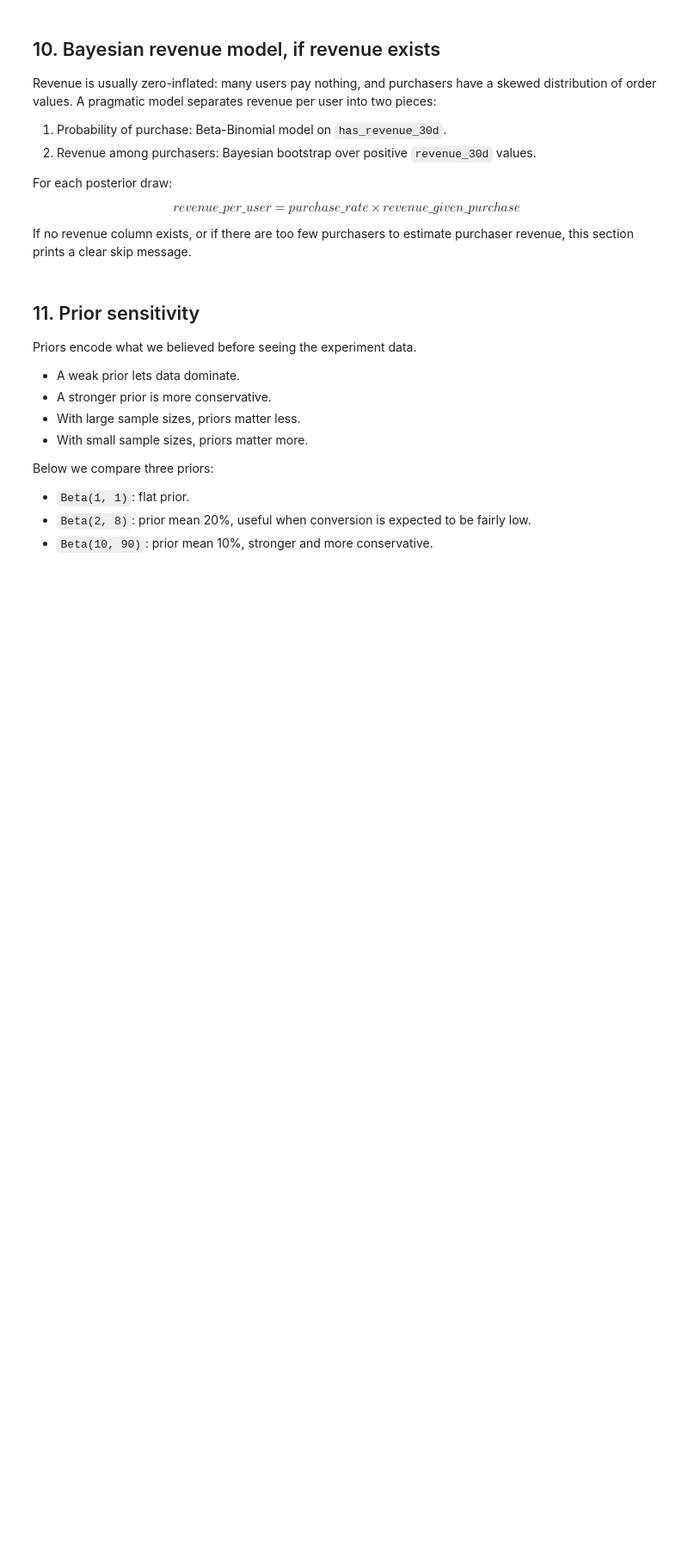
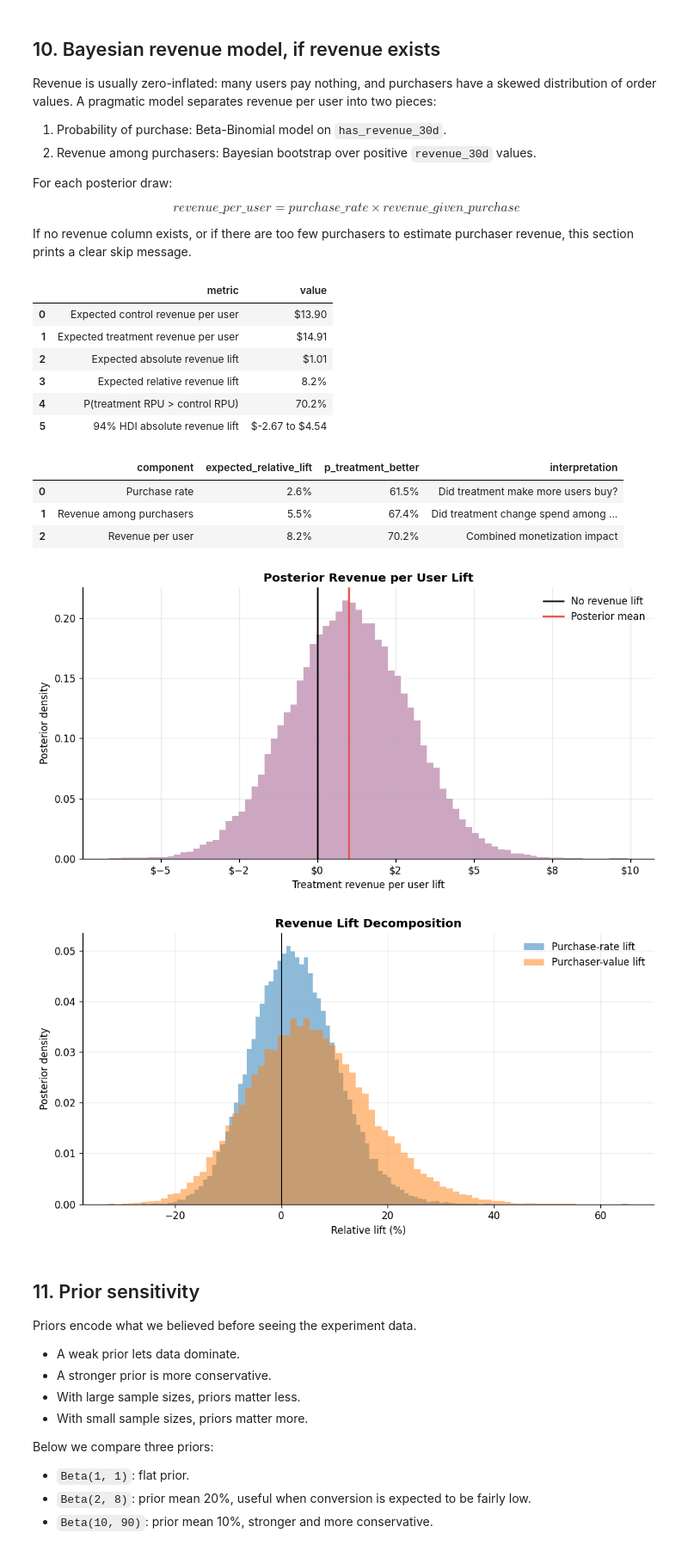
Before and after one commit to violaciao/data-bedrock, a Jupyter notebook: 05_measurement/bayesian_ab_testing_subscription_illustration.ipynb, the cells around one changed output. Shown at 86% size. Cells and saved outputs as stored; diff of their text form; code cells hidden in the pictures; blank space fills up the shorter version.

```diff
--- a/05_measurement/bayesian_ab_testing_subscription_illustration.ipynb
+++ b/05_measurement/bayesian_ab_testing_subscription_illustration.ipynb
@@ -831,39 +1043,102 @@ else:
         revenue_lift = treatment_revenue_per_user - control_revenue_per_user
         revenue_relative_lift = treatment_revenue_per_user / np.maximum(control_revenue_per_user, 1e-12) - 1
 
+        purchase_rate_relative_lift = purchase_samples["relative_lift"]
+        purchaser_value_relative_lift = (
+            treatment_revenue_given_purchase / np.maximum(control_revenue_given_purchase, 1e-12) - 1
+        )
+
         revenue_summary = pd.DataFrame(
             {
                 "metric": [
                     "Expected control revenue per user",
                     "Expected treatment revenue per user",
                     "Expected absolute revenue lift",
                     "Expected relative revenue lift",
                     "P(treatment RPU > control RPU)",
                     "94% HDI absolute revenue lift",
                 ],
                 "value": [
                     money(np.mean(control_revenue_per_user)),
                     money(np.mean(treatment_revenue_per_user)),
                     money(np.mean(revenue_lift)),
                     pct(np.mean(revenue_relative_lift)),
                     pct(np.mean(treatment_revenue_per_user > control_revenue_per_user)),
                     f"{money(hdi_interval(revenue_lift, CREDIBLE_MASS)[0])} to {money(hdi_interval(revenue_lift, CREDIBLE_MASS)[1])}",
                 ],
             }
         )
         display(revenue_summary)
 
+        component_summary = pd.DataFrame(
+            {
+                "component": [
+                    "Purchase rate",
+                    "Revenue among purchasers",
+                    "Revenue per user",
+                ],
+                "expected_relative_lift": [
+                    np.mean(purchase_rate_relative_lift),
+                    np.mean(purchaser_value_relative_lift),
+                    np.mean(revenue_relative_lift),
+                ],
+                "p_treatment_better": [
+                    np.mean(purchase_samples["treatment"] > purchase_samples["control"]),
+                    np.mean(treatment_revenue_given_purchase > control_revenue_given_purchase),
+                    np.mean(treatment_revenue_per_user > control_revenue_per_user),
+                ],
+                "interpretation": [
+                    "Did treatment make more users buy?",
+                    "Did treatment change spend among buyers?",
+                    "Combined monetization impact",
+                ],
+            }
+        )
+        display(
+            component_summary.style.format(
+                {
+                    "expected_relative_lift": "{:.1%}",
+                    "p_treatment_better": "{:.1%}",
+                }
+            )
+        )
+
         fig, ax = plt.subplots()
         ax.hist(revenue_lift, bins=80, density=True, color="#B279A2", alpha=0.65)
         ax.axvline(0, color="black", linewidth=1.5, label="No revenue lift")
         ax.axvline(np.mean(revenue_lift), color="#E45756", linewidth=2, label="Posterior mean")
         ax.set_title("Posterior Revenue per User Lift")
         ax.set_xlabel("Treatment revenue per user lift")
         ax.set_ylabel("Posterior density")
         ax.xaxis.set_major_formatter(mticker.StrMethodFormatter("${x:,.0f}"))
         ax.legend()
         plt.tight_layout()
         plt.show()
+
+        fig, ax = plt.subplots()
+        ax.hist(purchase_rate_relative_lift * 100, bins=80, density=True, alpha=0.50, label="Purchase-rate lift")
+        ax.hist(purchaser_value_relative_lift * 100, bins=80, density=True, alpha=0.50, label="Purchaser-value lift")
+        ax.axvline(0, color="black", linewidth=1.2)
+        ax.set_title("Revenue Lift Decomposition")
+        ax.set_xlabel("Relative lift (%)")
+        ax.set_ylabel("Posterior density")
+        ax.legend()
+        plt.tight_layout()
+        plt.show()
+# %% [output]
+|  | metric | value |
+| 0 | Expected control revenue per user | $13.90 |
+| 1 | Expected treatment revenue per user | $14.91 |
+| 2 | Expected absolute revenue lift | $1.01 |
+| 3 | Expected relative revenue lift | 8.2% |
+| 4 | P(treatment RPU > control RPU) | 70.2% |
+| 5 | 94% HDI absolute revenue lift | $-2.67 to $4.54 |
+|  | component | expected_relative_lift | p_treatment_better | interpretation |
+| 0 | Purchase rate | 2.6% | 61.5% | Did treatment make more users buy? |
+| 1 | Revenue among purchasers | 5.5% | 67.4% | Did treatment change spend among ... |
+| 2 | Revenue per user | 8.2% | 70.2% | Combined monetization impact |
+[figure, added]
+[figure, added]
 # %% [markdown]
 ## 11. Prior sensitivity
 
```
Also changed, not shown: parts of 24 cells of this notebook, 1 other file.
